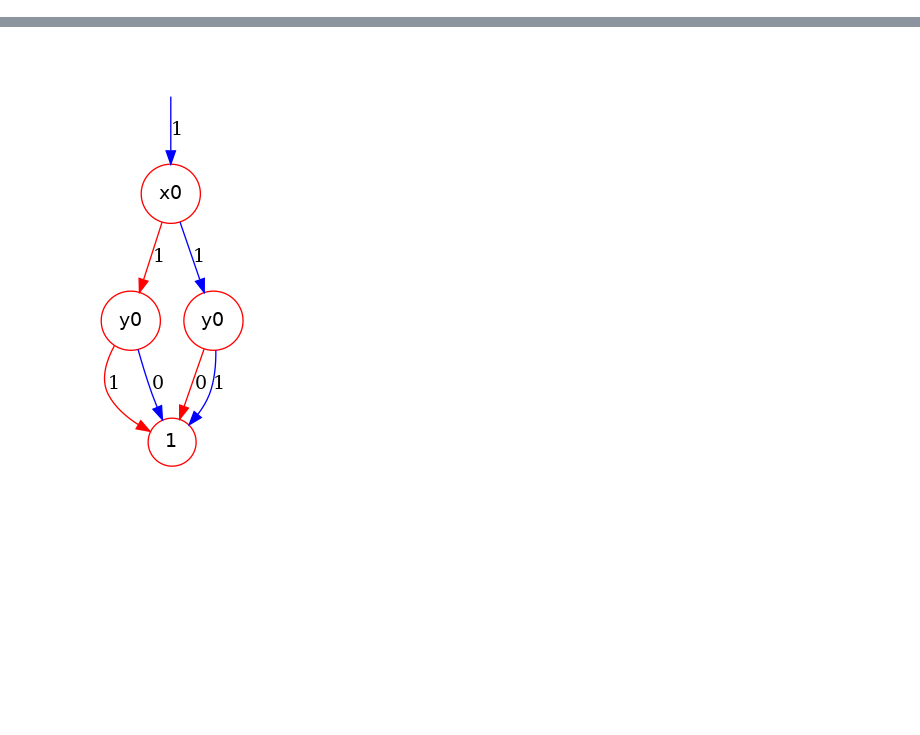
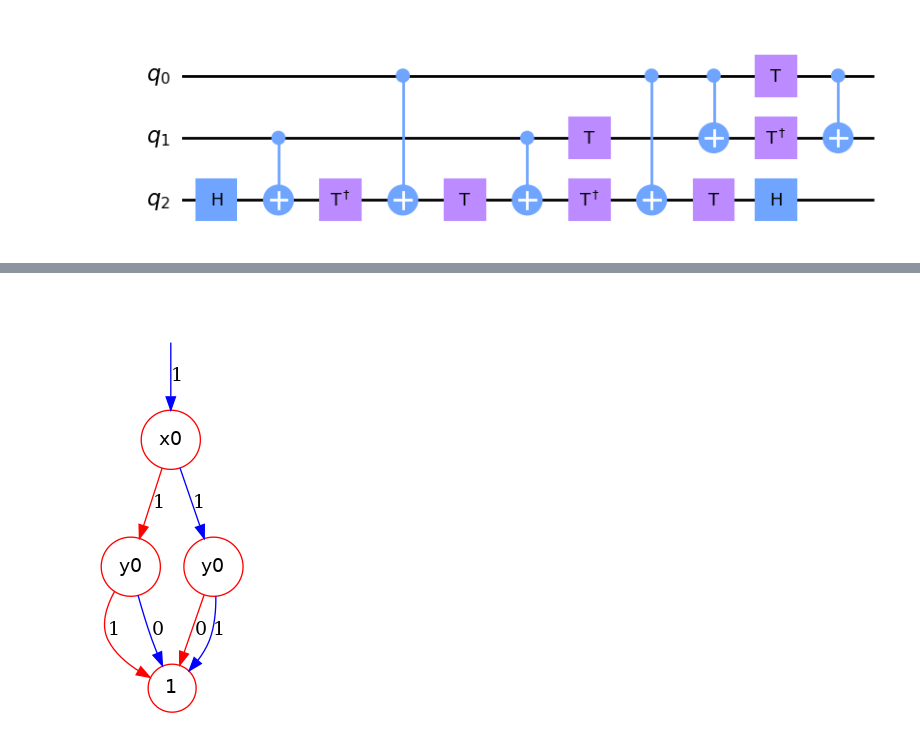
Before and after one commit to Veriqc/Symbol_TDD, a Jupyter notebook: TrDD_experiment.ipynb, the cells around one changed output, grey strips where cells are left out. Cells and saved outputs as stored; diff of their text form; code cells hidden in the pictures; blank space fills up the shorter version.

```diff
--- a/TrDD_experiment.ipynb
+++ b/TrDD_experiment.ipynb
@@ -249,0 +269,7 @@ def circuit_generator(qubit_num=1,reps=1,function_name='TwoLocal'
+# %%
+cir3=QuantumCircuit(3)
+cir3.ccx(0,1,2)
+cir3=transpile(cir3,basis_gates=['h', 't', 'tdg', 'cx'])
+cir3.draw('mpl')
+# %% [output]
+[figure, added]
```
Also changed, not shown: parts of 27 cells of this notebook, 5 other files.
